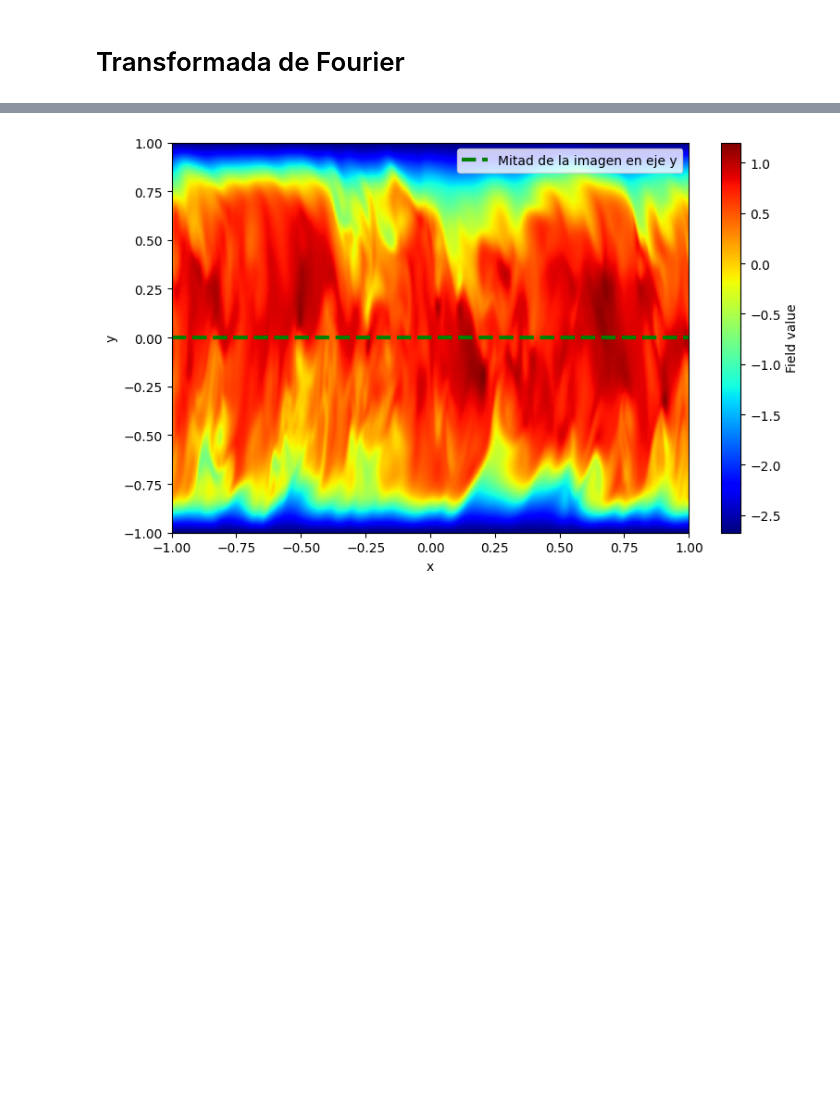
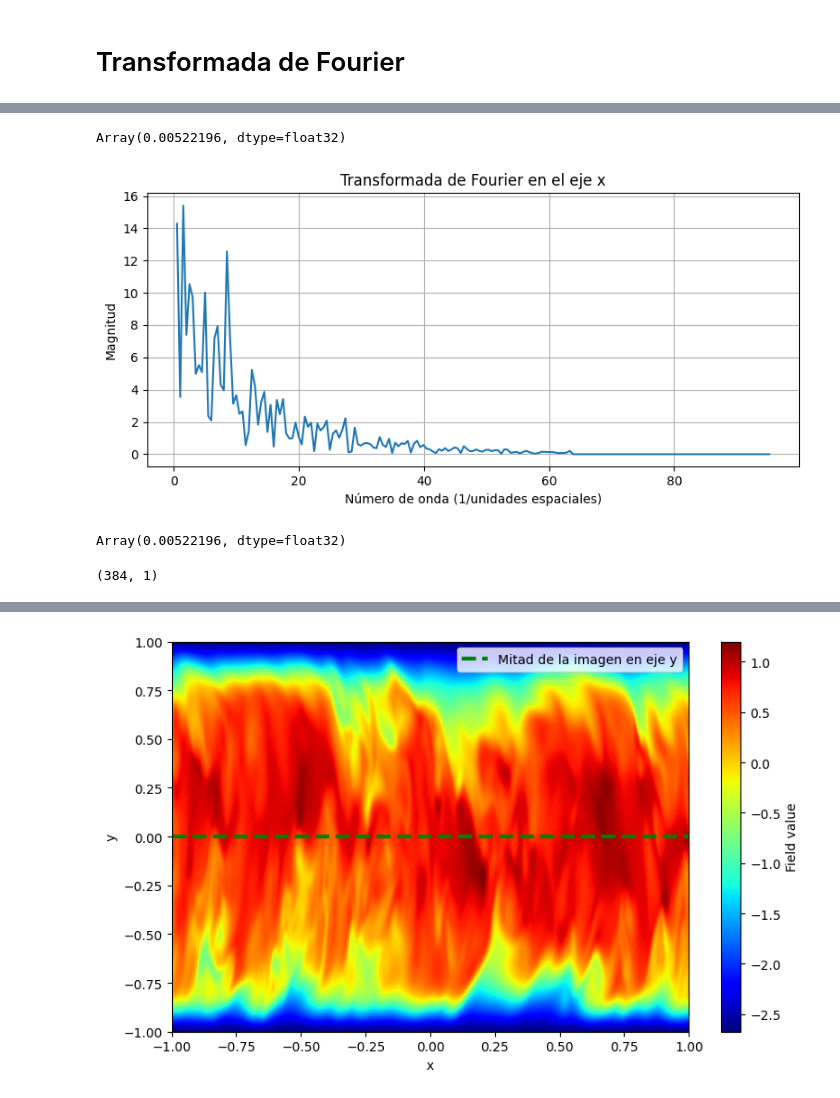
Before and after one commit to vms10/tp_optimizacion, a Jupyter notebook: prueba_funcion_entrenamiento.ipynb, the cells around one changed output, grey strips where cells are left out. Drawn from its saved outputs; the diff is of its cells as text; code cells hidden in the pictures; blank space fills up the shorter version.

Commit message:
avances transformada

```diff
--- a/prueba_funcion_entrenamiento.ipynb
+++ b/prueba_funcion_entrenamiento.ipynb
@@ -448,3 +448,22 @@ plt.show()
 [figure]
 # %% [markdown]
 # Transformada de Fourier
+# %%
+# Load data
+field = jnp.load("field.npy")
+field = field - field.mean()
+field = field / field.std()
+field = jnp.array(field, dtype=jnp.float32)
+nx, ny = field.shape
+xx = jnp.linspace(-1, 1, nx)
+yy = jnp.linspace(-1, 1, ny)
+xx, yy = jnp.meshgrid(xx, yy, indexing="ij")
+xx = jnp.concatenate([xx.reshape(-1, 1), yy.reshape(-1, 1)], axis=1)
+ff = field.reshape(-1, 1)
+
+epsilon = 1e-5  # tolerancia para considerar "igual a cero"
+mask = jnp.abs(xx[:, 1]) < epsilon
+
+xx_filt = xx[mask]
+ff_filt = ff[mask]
+ff_filt.shape
@@ -451,12 +512,31 @@ plt.show()
+# %%
+(xx_filt[1, 0] - xx_filt[0, 0])
+# %% [output]
+Array(0.00522196, dtype=float32)
 # %%
-# Load data
-field = jnp.load("field.npy")
-field = field - field.mean()
-field = field / field.std()
-field = jnp.array(field, dtype=jnp.float32)
-nx, ny = field.shape
-xx = jnp.linspace(-1, 1, nx)
-yy = jnp.linspace(-1, 1, ny)
-xx, yy = jnp.meshgrid(xx, yy, indexing="ij")
-xx = jnp.concatenate([xx.reshape(-1, 1), yy.reshape(-1, 1)], axis=1)
-ff = field.reshape(-1, 1)
+
+
+import matplotlib.pyplot as plt
+
+# Aplanar y ordenar por x (por si no están ordenados)
+
+# Calcular la FFT
+fft_vals = jnp.fft.fft(ff_filt.reshape(-1))
+freqs = jnp.fft.fftfreq(len(ff_filt), d=(xx_filt[1, 0] - xx_filt[0, 0]))
+
+# Magnitud de la FFT
+fft_magnitude = jnp.abs(fft_vals)
+
+# Graficar (sólo frecuencias positivas)
+mask = freqs > 0
+plt.figure(figsize=(8, 4))
+plt.plot(freqs[mask], fft_magnitude[mask])
+plt.title("Transformada de Fourier en el eje x")
+plt.xlabel("Número de onda (1/unidades espaciales)")
+plt.ylabel("Magnitud")
+plt.grid(True)
+#plt.xscale("log")
+plt.tight_layout()
+plt.show()
+# %% [output]
+[figure, added]
@@ -462,0 +550,8 @@ ff = field.reshape(-1, 1)
+# %%
+(x_sorted[1] - x_sorted[0])
+# %% [output]
+Array(0.00522196, dtype=float32)
+# %%
+ff_filt.shape
+# %% [output]
+(384, 1)
```
Also changed, not shown: parts of 10 cells of this notebook.
